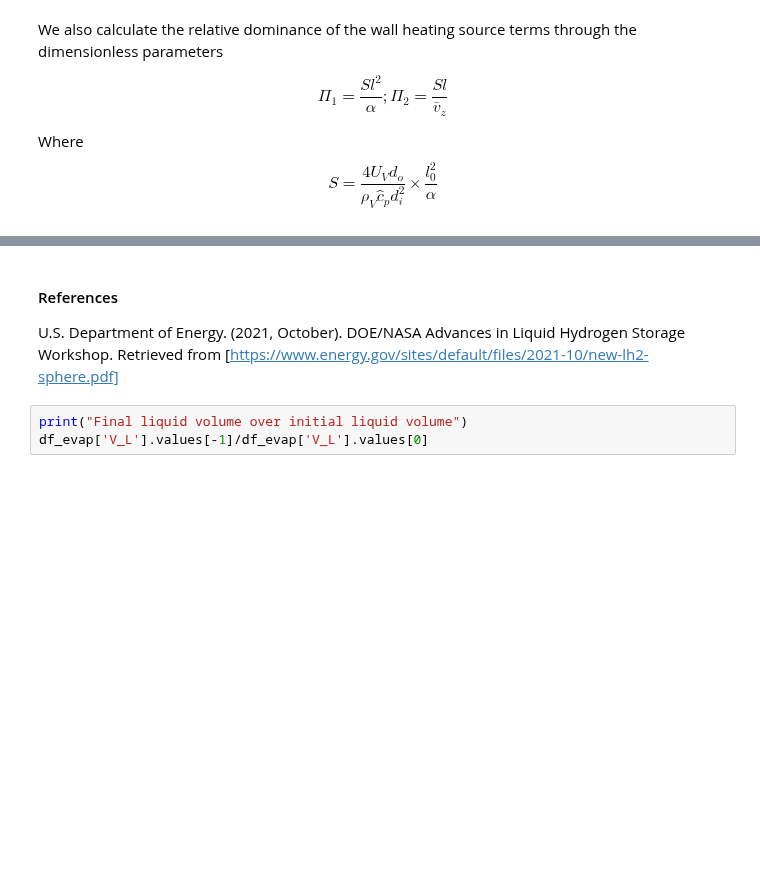
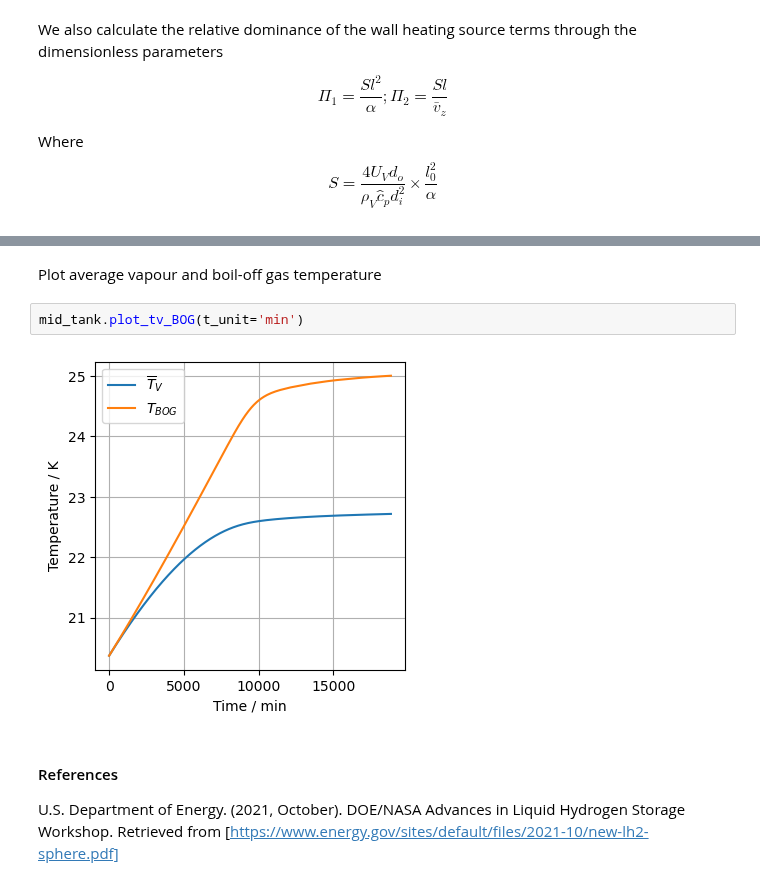
Before and after one commit to felipehuerta17/CryoEvap, a Jupyter notebook: notebooks/LH2_mid.ipynb, the cells around one changed output, grey strips where cells are left out. Saved outputs shown, nothing was run; the diff lists cells and outputs as text; blank space fills up the shorter version.

Commit message:
chore: plot BOG and average vapour temperatures in three scenarios

```diff
--- a/notebooks/LH2_mid.ipynb
+++ b/notebooks/LH2_mid.ipynb
@@ -170,7 +191,10 @@ print("Pi_2 = %.3f" % Pi_2)
+# %% [markdown]
+Plot average vapour and boil-off gas temperature
+# %%
+mid_tank.plot_tv_BOG(t_unit='min')
+# %% [output]
+[figure, added]
 # %% [markdown]
 #### References
 
 U.S. Department of Energy. (2021, October). DOE/NASA Advances in Liquid Hydrogen Storage Workshop. Retrieved from [https://www.energy.gov/sites/default/files/2021-10/new-lh2-sphere.pdf]
-# %%
-print("Final liquid volume over initial liquid volume")
-df_evap['V_L'].values[-1]/df_evap['V_L'].values[0]
```
Also changed, not shown: parts of 10 cells of this notebook, 2 other files.
